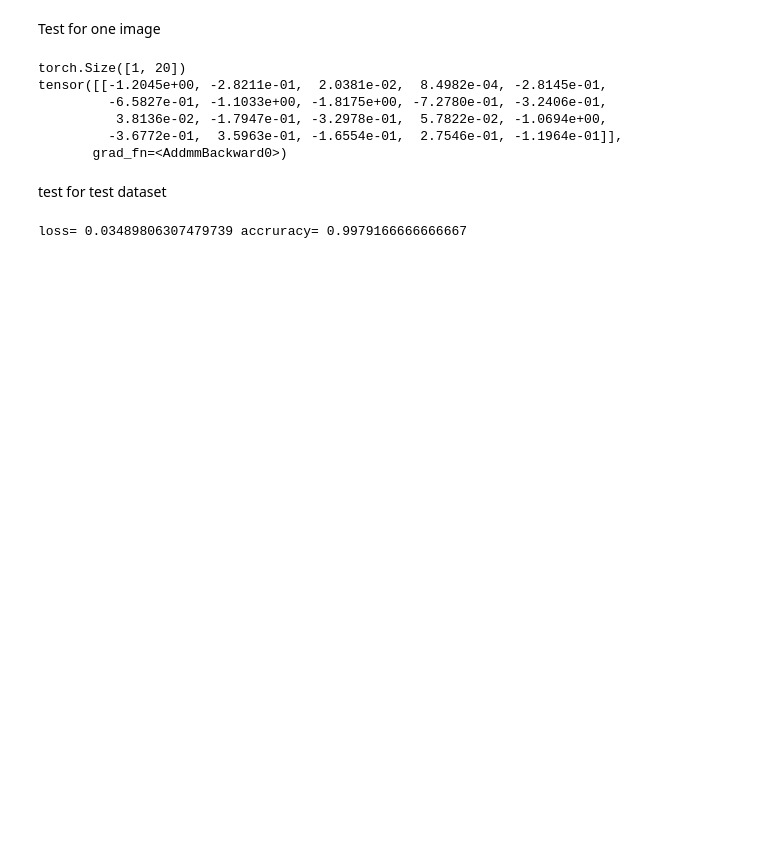
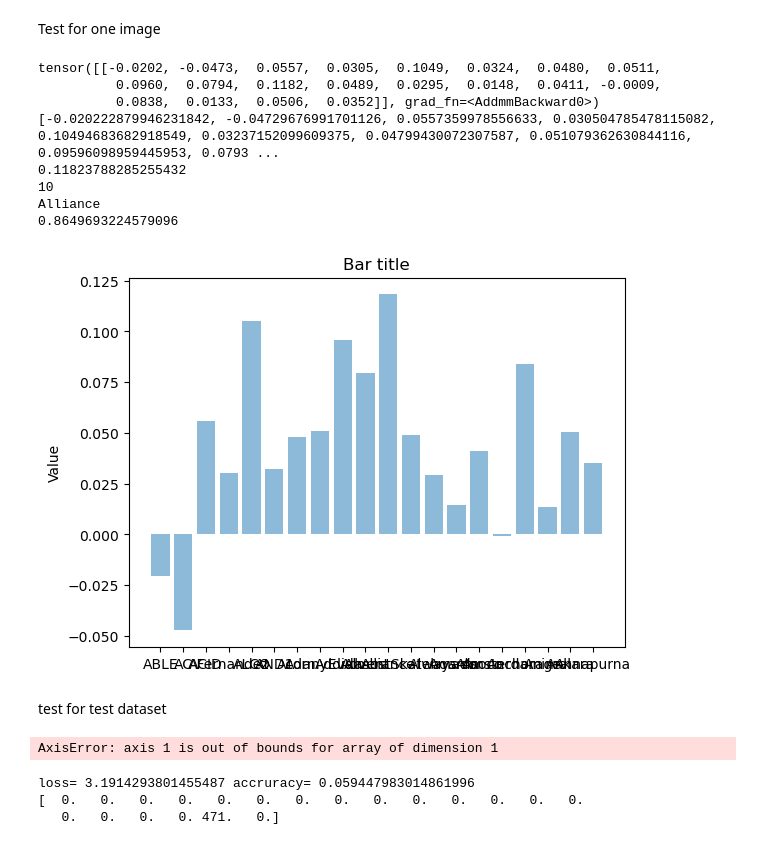
Before and after one commit to kryzhka/LogoClassifier, a Jupyter notebook: model.ipynb, the cells around one changed output. Drawn from its saved outputs; the diff is of its cells as text; code cells hidden in the pictures; blank space fills up the shorter version.

```diff
--- a/model.ipynb
+++ b/model.ipynb
@@ -192,43 +186,67 @@ torch.save(net, 'D:\\myprogect\\pytorch\\weightsOfLogoClassifier')
 # %%
 #net = MyConvModel()
-net = torch.load('D:\\myprogect\\pytorch\\weightsOfLogoClassifier')
+net = torch.load('D:\\myprogect\\pytorch\\weightsOfLogoClassifierbatch1')
 #net.eval()
 # %% [markdown]
 Test for one image
 # %%
-path="D:/Downloads/datasets/mini_logo_good/test1/11/37jpg.jpg"
+path="D:/Downloads/datasets/mini_logo_good/test1/11/52jpg.jpg"
 img=Image.open(path)
 tensorImg=transforms(img)
 batchImg=torch.unsqueeze(tensorImg,0)
 out=net(batchImg)
-print(out.shape)
+test=out
+out=out.squeeze()
+out=out.tolist()
 print(out)
+print(max(out))
+print(out.index(max(out)))
+print(logos_list[out.index(max(out))])
+print(sum(out))
+y_pos = np.arange(len(logos_list))
+plt.bar(y_pos, out, align='center', alpha=0.5)
+plt.xticks(y_pos, logos_list)
+plt.ylabel('Value')
+plt.title('Bar title')
+
+plt.show()
 # dataset=tv.datasets.ImageFolder(root=path,transform=transforms)
 # #print(dataset[0])
 # testloader=torch.utils.data.DataLoader(dataset,batch_size=1,shuffle=True)
 # for sample in testloader:
 #   img,label = sample
 #   img=img.to(device)
 #   pred=net(img)
 
 #   pred=max(pred).tolist()
 #   print(pred)
 #   print(pred.index(max(pred)))
 #   print(max(pred))
 #   print(logos_list[ pred.index(max(pred))])
 # %% [output]
-torch.Size([1, 20])
-tensor([[-1.2045e+00, -2.8211e-01,  2.0381e-02,  8.4982e-04, -2.8145e-01,
-         -6.5827e-01, -1.1033e+00, -1.8175e+00, -7.2780e-01, -3.2406e-01,
-          3.8136e-02, -1.7947e-01, -3.2978e-01,  5.7822e-02, -1.0694e+00,
-         -3.6772e-01,  3.5963e-01, -1.6554e-01,  2.7546e-01, -1.1964e-01]],
-       grad_fn=<AddmmBackward0>)
+tensor([[-0.0202, -0.0473,  0.0557,  0.0305,  0.1049,  0.0324,  0.0480,  0.0511,
+          0.0960,  0.0794,  0.1182,  0.0489,  0.0295,  0.0148,  0.0411, -0.0009,
+          0.0838,  0.0133,  0.0506,  0.0352]], grad_fn=<AddmmBackward0>)
+[-0.020222879946231842, -0.04729676991701126, 0.0557359978556633, 0.030504785478115082, 0.10494683682918549, 0.03237152099609375, 0.04799430072307587, 0.051079362630844116, 0.09596098959445953, 0.0793 ...
+0.11823788285255432
+10
+Alliance
+0.8649693224579096
+[figure, added]
 # %% [markdown]
 test for test dataset
+# %%
+label=np.zeros(20)
+label[0]=1
+label=torch.FloatTensor(label)
+get_accuracy(pred,label)
+# %% [output]
+AxisError: axis 1 is out of bounds for array of dimension 1
 # %%
+a=np.zeros(20)
 path = 'D:/Downloads/datasets/mini_logo_good/test'
 dataset=tv.datasets.ImageFolder(root=path,transform=transforms)
-dataloader=torch.utils.data.DataLoader(dataset,batch_size=16,shuffle=True,num_workers=4)
+dataloader=torch.utils.data.DataLoader(dataset,batch_size=1,shuffle=True,num_workers=4)
 loss_val=0
 acc_val=0
 for sample in dataloader:
@@ -241,7 +259,9 @@ for sample in dataloader:
         #label = label.unsqueeze(1)
     img = img.to(device)
     pred = net (img)
-
+    out=pred.squeeze()
+    out=out.tolist()
+    a[out.index(max(out))]+=1
     loss = loss_fn(pred, label)
 
     loss_val+=loss.item()
@@ -250,5 +270,8 @@ for sample in dataloader:
 loss_val /= len(dataloader)
 acc_val /= len(dataloader)
 print("loss=",loss_val ,"accruracy=",acc_val)
+print(a)
 # %% [output]
-loss= 0.03489806307479739 accruracy= 0.9979166666666667
+loss= 3.1914293801455487 accruracy= 0.059447983014861996
+[  0.   0.   0.   0.   0.   0.   0.   0.   0.   0.   0.   0.   0.   0.
+   0.   0.   0.   0. 471.   0.]
```
Also changed, not shown: parts of 6 cells of this notebook.
